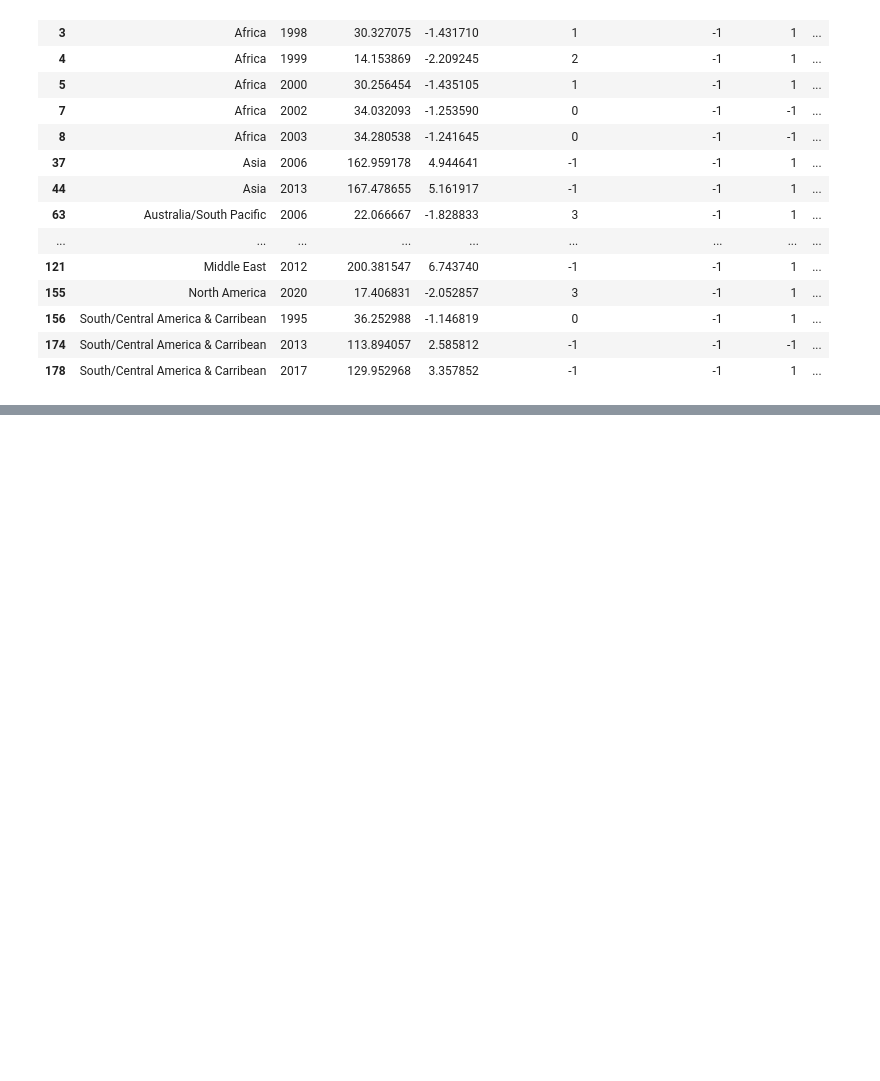
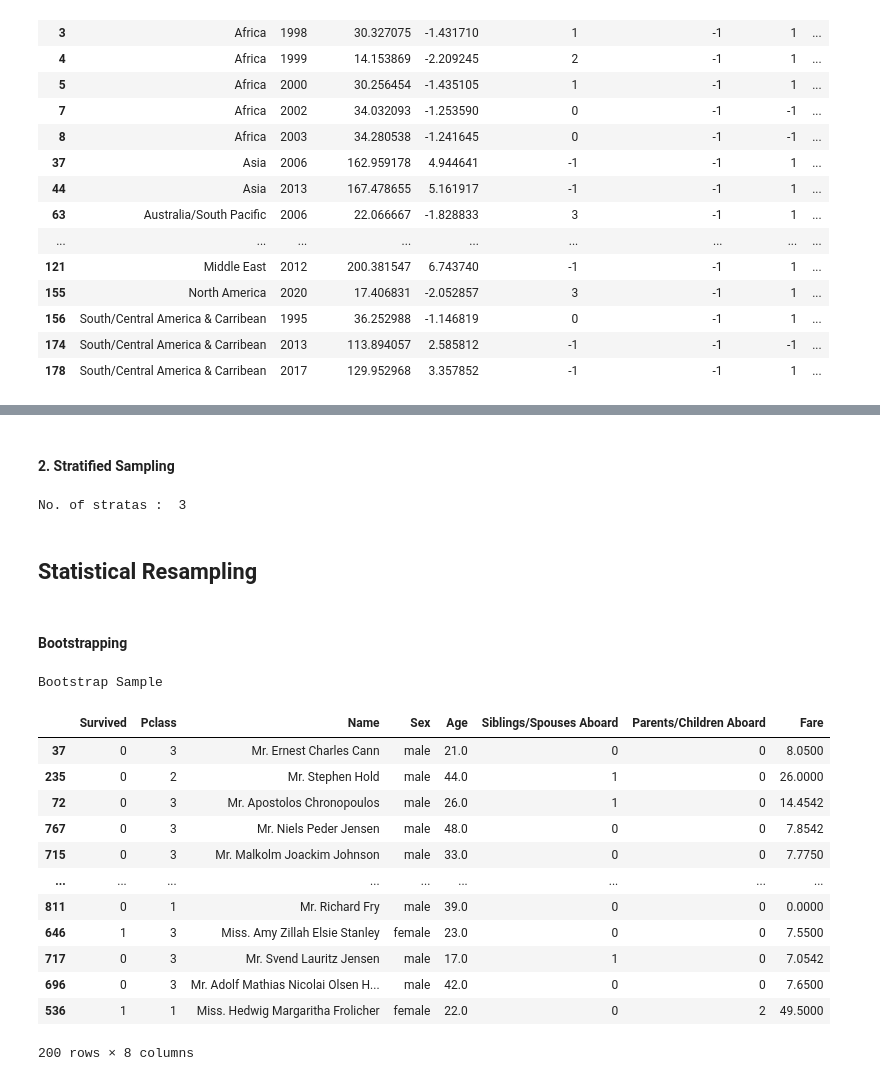
Before and after one commit to SammyOngaya/data2ml, a Jupyter notebook: data-pre-processing.ipynb, the cells around one changed output, grey strips where cells are left out. Drawn from its saved outputs; the diff is of its cells as text; code cells hidden in the pictures; blank space fills up the shorter version.

Commit message:
Added data sampling notebook

```diff
--- a/data-pre-processing.ipynb
+++ b/data-pre-processing.ipynb
@@ -676,0 +707,40 @@ continental_temperature_df[continental_temperature_df['ellipticenvelope_outliers
+# %% [markdown]
+#### 2. Stratified Sampling
+# %%
+from sklearn.model_selection import StratifiedKFold
+
+skf = StratifiedKFold(n_splits=3)
+print("No. of stratas : ",skf.get_n_splits(titanic_df))
+
+X=titanic_df.drop('Survived', axis=1)
+y=titanic_df.Survived
+for train_index, test_index in skf.split(X, y):
+    X_train, X_test = X.iloc[train_index], X.iloc[test_index]
+    y_train, y_test = y.iloc[train_index], y.iloc[test_index]
+# %% [output]
+No. of stratas :  3
+# %% [markdown]
+## Statistical Resampling
+# %% [markdown]
+#### Bootstrapping
+# %%
+from sklearn.utils import resample
+
+bootstrap=resample(titanic_df, replace=True, n_samples=200, random_state=1)
+print("Bootstrap Sample\n")
+bootstrap
+# %% [output]
+Bootstrap Sample
+|  | Survived | Pclass | Name | Sex | Age | Siblings/Spouses Aboard | Parents/Children Aboard | Fare |
+| 37 | 0 | 3 | Mr. Ernest Charles Cann | male | 21.0 | 0 | 0 | 8.0500 |
+| 235 | 0 | 2 | Mr. Stephen Hold | male | 44.0 | 1 | 0 | 26.0000 |
+| 72 | 0 | 3 | Mr. Apostolos Chronopoulos | male | 26.0 | 1 | 0 | 14.4542 |
+| 767 | 0 | 3 | Mr. Niels Peder Jensen | male | 48.0 | 0 | 0 | 7.8542 |
+| 715 | 0 | 3 | Mr. Malkolm Joackim Johnson | male | 33.0 | 0 | 0 | 7.7750 |
+| ... | ... | ... | ... | ... | ... | ... | ... | ... |
+| 811 | 0 | 1 | Mr. Richard Fry | male | 39.0 | 0 | 0 | 0.0000 |
+| 646 | 1 | 3 | Miss. Amy Zillah Elsie Stanley | female | 23.0 | 0 | 0 | 7.5500 |
+| 717 | 0 | 3 | Mr. Svend Lauritz Jensen | male | 17.0 | 1 | 0 | 7.0542 |
+| 696 | 0 | 3 | Mr. Adolf Mathias Nicolai Olsen H... | male | 42.0 | 0 | 0 | 7.6500 |
+| 536 | 1 | 1 | Miss. Hedwig Margaritha Frolicher | female | 22.0 | 0 | 2 | 49.5000 |
+200 rows × 8 columns
```
Also changed, not shown: parts of 15 cells of this notebook.
